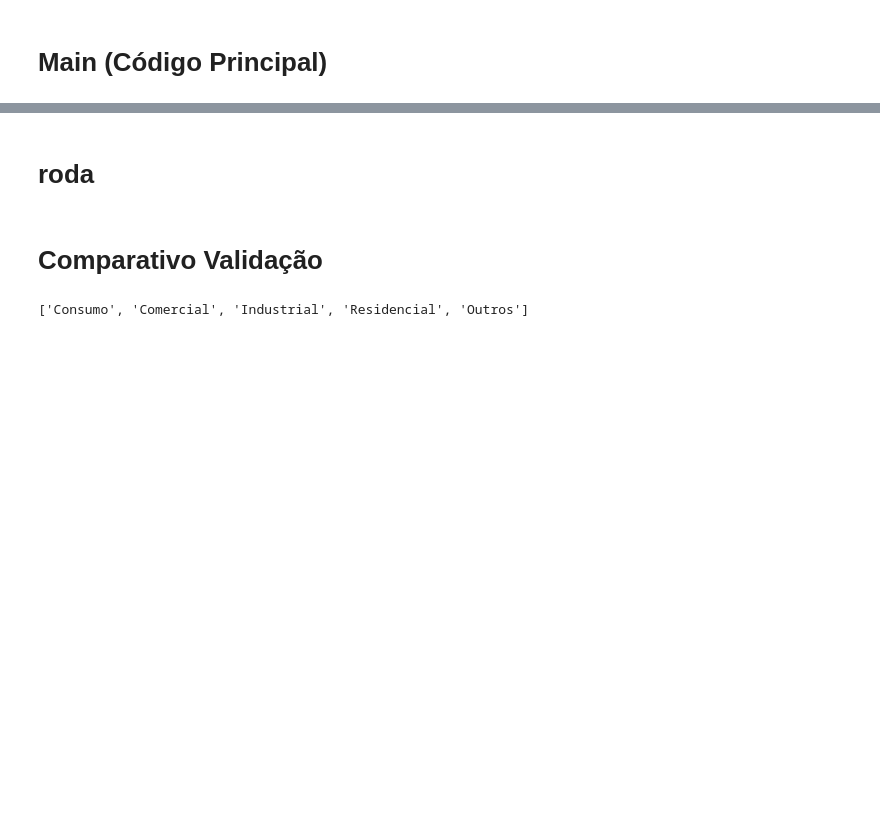
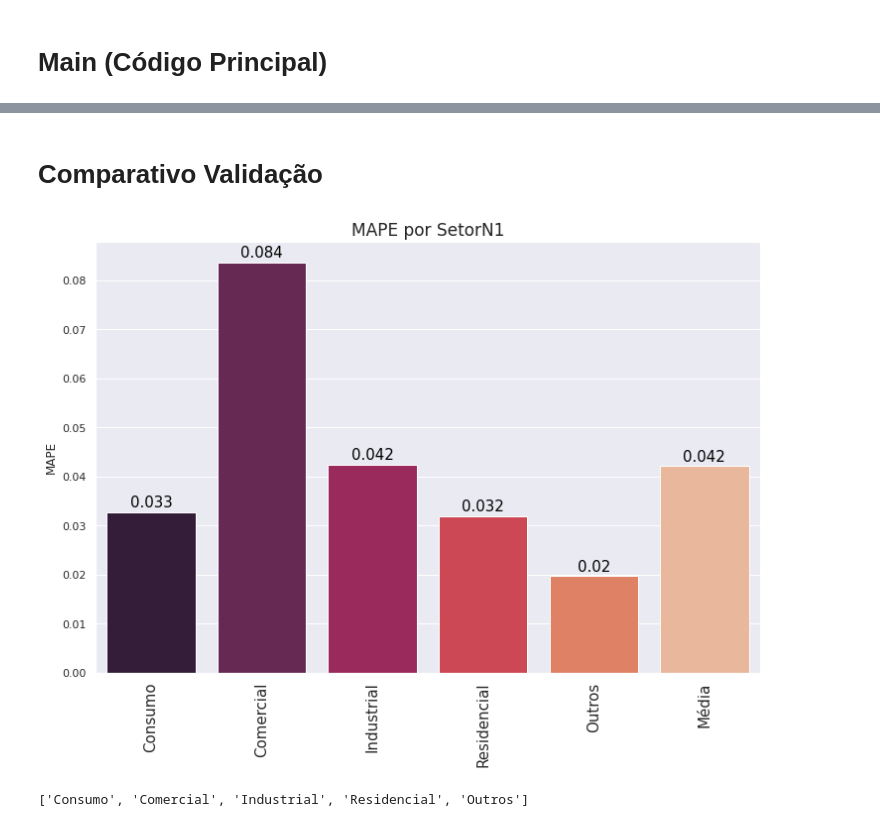
Before and after one commit to lvb86/PD_LSTM_GA, a Jupyter notebook: code/LSTM_GEN_e32_p16_BR_res_ibcbr_2015_2020.ipynb, the cells around one changed output, grey strips where cells are left out. Saved outputs shown, nothing was run; the diff lists cells and outputs as text; code cells hidden in the pictures; blank space fills up the shorter version.

```diff
--- a/code/LSTM_GEN_e32_p16_BR_res_ibcbr_2015_2020.ipynb
+++ b/code/LSTM_GEN_e32_p16_BR_res_ibcbr_2015_2020.ipynb
@@ -1454,4 +1407,2 @@ Wall time: 7h 19min 5s
-# %% [markdown]
-# roda
 # %% [markdown]
 # Comparativo Validação
@@ -1484,3 +1409,31 @@ if 0:
+# %%
+#Relatório Manual agrupando os  resultados obtidos para cada SetorN1
+if 1:
+    list_mape = []
+    list_gen = []
+
+    ########## 0 Consumo ####################
+    list_mape.append(0.032765)
+    list_gen.append(np.array([40,  6,  9, 61, 34, 21, 11, 33, 61, 34, 54, 22,  7]))
+    ########## 1 Comercial ####################
+    list_mape.append(0.083683)
+    list_gen.append(np.array([ 0, 26, 33, 57, 57, 59, 28, 44, 58, 40, 28,  4,  0]))
+    ########## 2 Industrial ####################
+    list_mape.append(0.042385)
+    list_gen.append(np.array([31, 26, 55, 17, 17,  0,  0, 59, 34, 50,  0,  0, 34]))
+    ########## 3 Residencial ####################
+    list_mape.append(0.031885)
+    list_gen.append(np.array([ 6, 55, 29, 27, 54, 20,  7, 33, 21, 44, 42, 50,  0]))
+    ########## 4 Outros ####################
+    list_mape.append(0.019721)
+    list_gen.append(np.array([34 , 8 ,19 ,32 ,20 ,50 ,18 ,59 ,45 , 8 ,38 ,39 ,34]))
+
+    list_mape.append(np.array(list_mape).mean())
+    barras = [*Ycolumns, 'Média']
+
+    plt_barras(barras,list_mape)
+# %% [output]
+[figure, added]
 # %%
 Ycolumns
 # %% [output]
```
Also changed, not shown: parts of 19 cells of this notebook.
